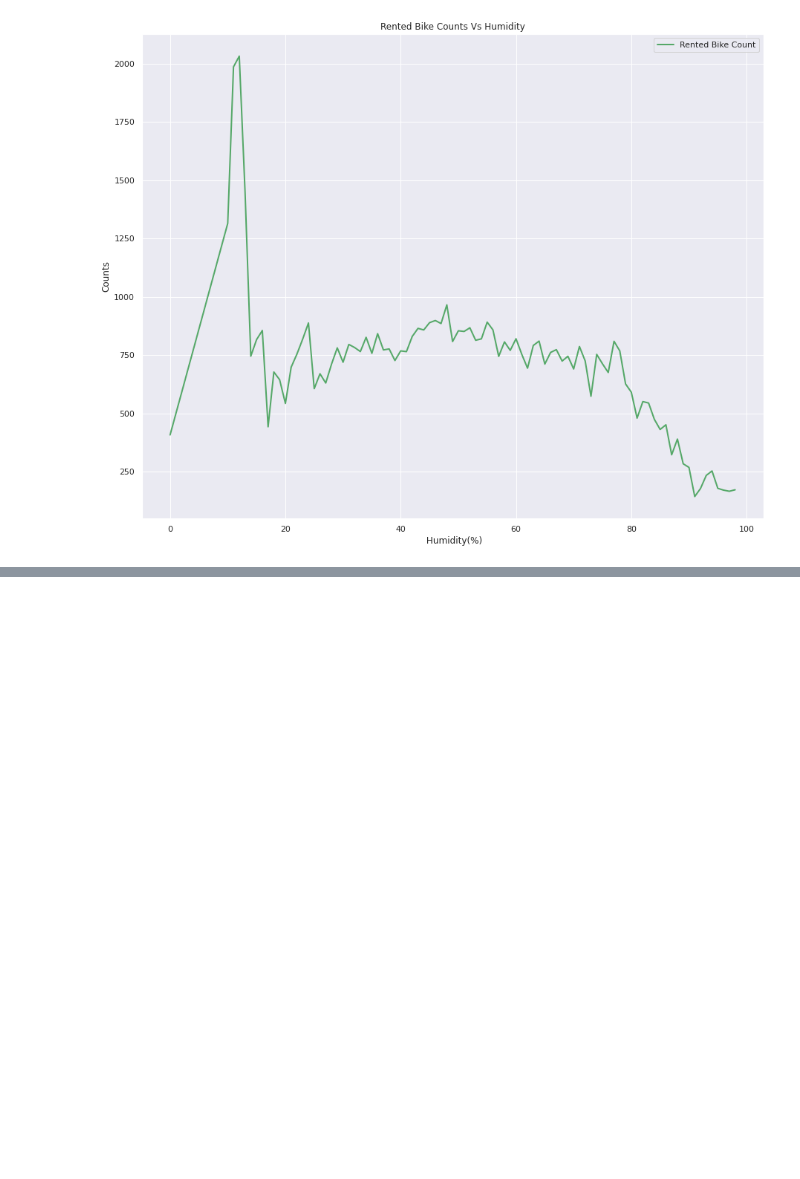
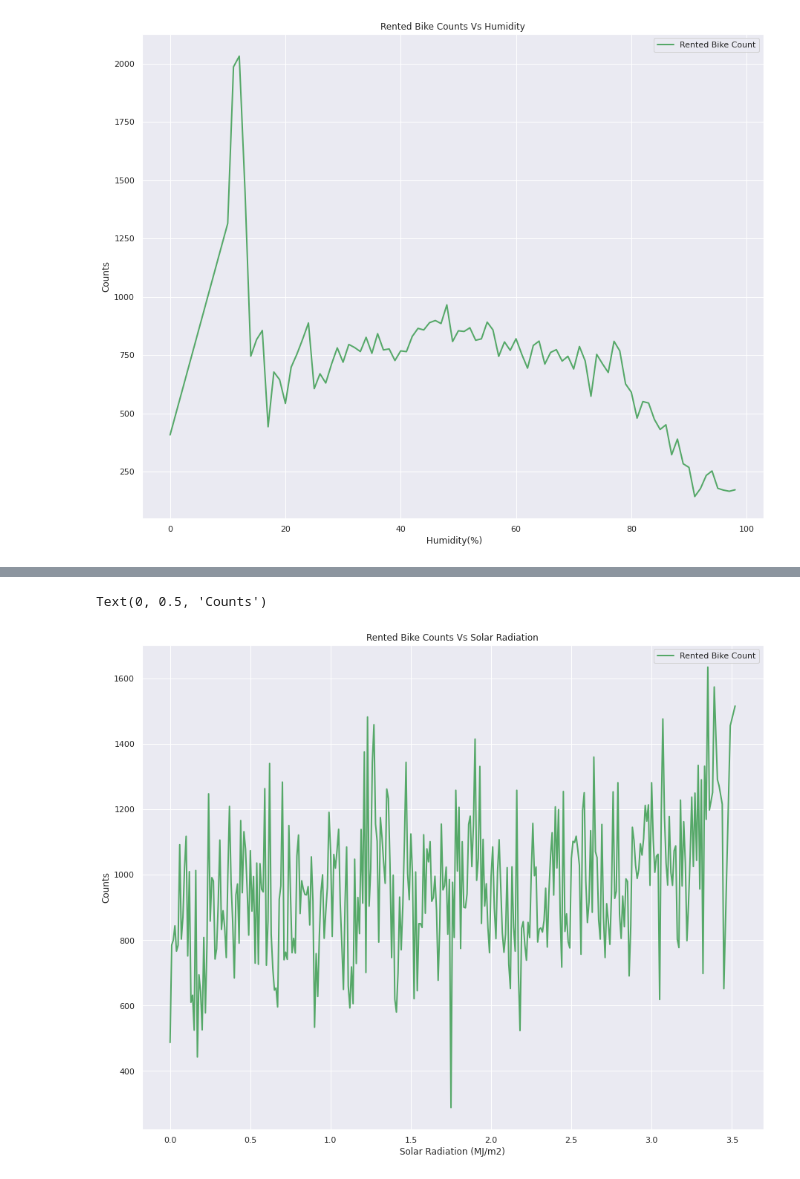
Before and after one commit to aryarajat/Bike-Rental-Demand, a Jupyter notebook: Seoul_Bike_Sharing_Demand_Prediction_Capstone_Project.ipynb, the cells around one changed output, grey strips where cells are left out. Saved outputs shown, nothing was run; the diff lists cells and outputs as text; code cells hidden in the pictures; blank space fills up the shorter version.

```diff
--- a/Seoul_Bike_Sharing_Demand_Prediction_Capstone_Project.ipynb
+++ b/Seoul_Bike_Sharing_Demand_Prediction_Capstone_Project.ipynb
@@ -405,0 +500,11 @@ plt.ylabel('Counts')
+# %%
+# Plot the graph between the solar radiation and Rented Bike counts
+radiation_rent=bike_df.groupby('Solar Radiation (MJ/m2)')['Rented Bike Count'].mean()
+radiation_df=pd.DataFrame(radiation_rent)
+radiation_df.plot(kind='line', linewidth=2, markersize=12,animated=True, color='g')
+plt.title('Rented Bike Counts Vs Solar Radiation')
+plt.xlabel('Solar Radiation (MJ/m2)')
+plt.ylabel('Counts')
+# %% [output]
+Text(0, 0.5, 'Counts')
+[figure, added]
```
Also changed, not shown: parts of 45 cells of this notebook.
